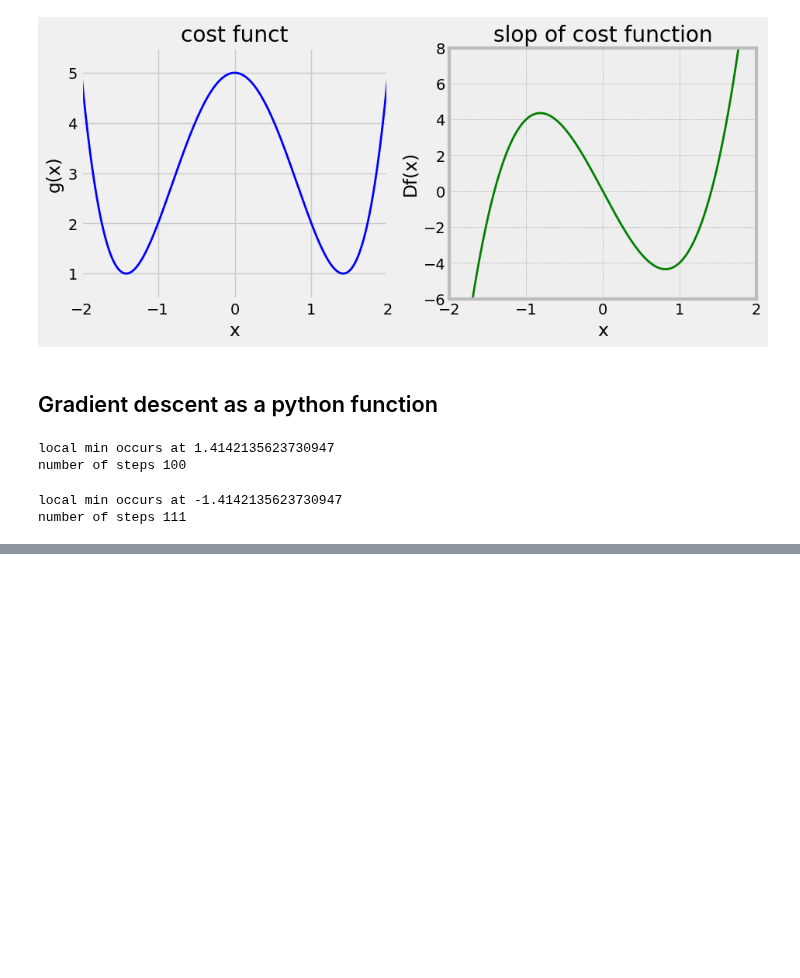
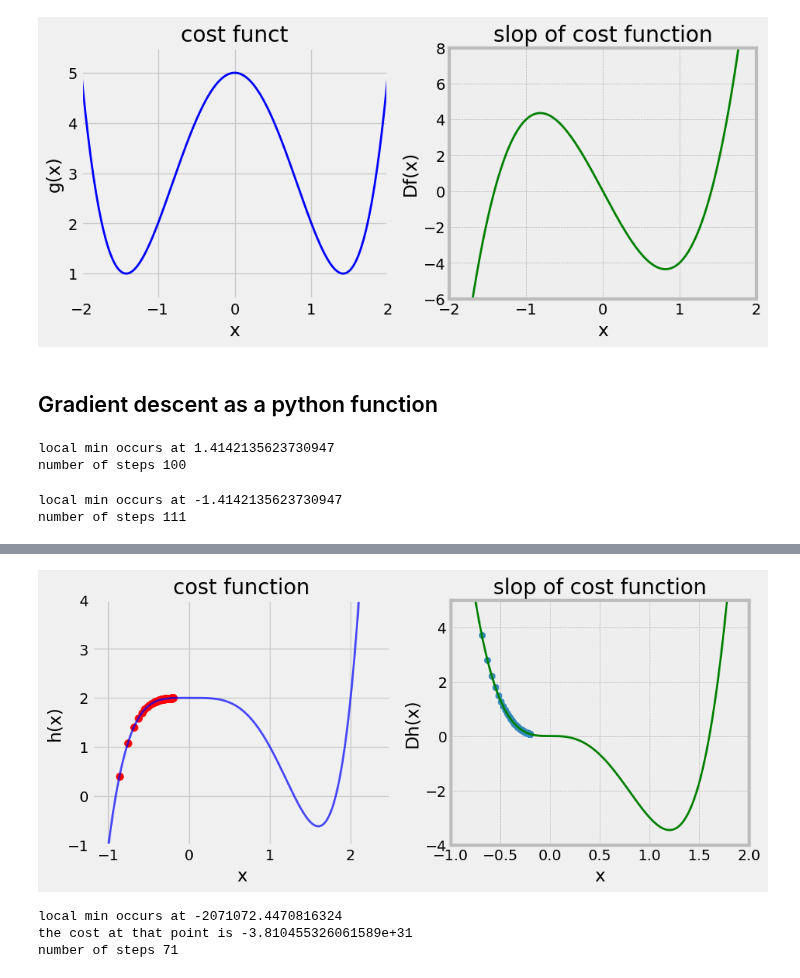
Before and after one commit to kuljeet234/Minor-ML-projects, a Jupyter notebook: gradient descent/gradient descent.ipynb, the cells around one changed output, grey strips where cells are left out. Cells and saved outputs as stored; diff of their text form; code cells hidden in the pictures; blank space fills up the shorter version.

```diff
--- a/gradient descent/gradient descent.ipynb
+++ b/gradient descent/gradient descent.ipynb
@@ -229,0 +252,46 @@ plt.style.use('fivethirtyeight')
+# %%
+x_3 = np.linspace(start= -2.5, stop= 2.5, num = 1000)
+
+def h(x):
+    return x**5 - 2*x**4 +2
+
+def dh(x):
+    return 5*x**4 - 8*x**3
+# %%
+#ploting gradient descent
+local_min,list_x,deriv_list = gradient_descent(dh, -0.2, max_iteration=70)
+plt.figure(figsize=(10,4))
+plt.subplot(1,2,1)
+plt.plot(x_3,h(x_3), color = 'blue',linewidth = 2, alpha = 0.7)
+
+plt.scatter(list_x,h(np.array(list_x)), color ='red',s = 50)
+
+plt.title('cost function')
+plt.xlabel('x')
+plt.ylabel('h(x)')
+plt.xlim(-1.2,2.5)
+plt.ylim(-1,4)
+plt.style.use('bmh')
+
+
+plt.subplot(1,2,2)
+plt.plot(x_3,dh(x_3), color = 'green')
+plt.scatter(list_x,deriv_list)
+
+plt.title('slop of cost function')
+plt.xlim(-1,2)
+plt.ylim(-4,5)
+plt.xlabel('x')
+plt.ylabel('Dh(x)')
+plt.style.use('fivethirtyeight')
+# %% [output]
+[figure, added]
+# %%
+local_min,list_x,deriv_list = gradient_descent(dh, -0.2, max_iteration=70)
+print("local min occurs at", local_min)
+print("the cost at that point is", h(local_min))
+print("number of steps", len(list_x))
+# %% [output]
+local min occurs at -2071072.4470816324
+the cost at that point is -3.810455326061589e+31
+number of steps 71
```
Also changed, not shown: parts of 4 cells of this notebook.
